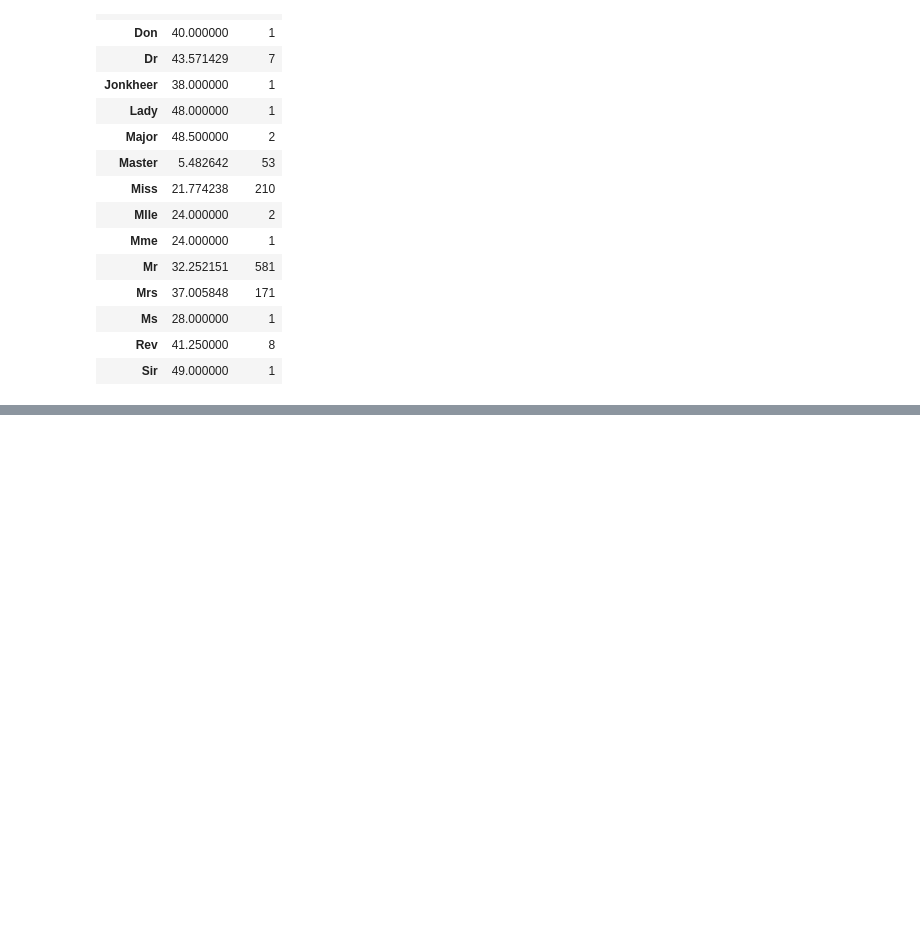
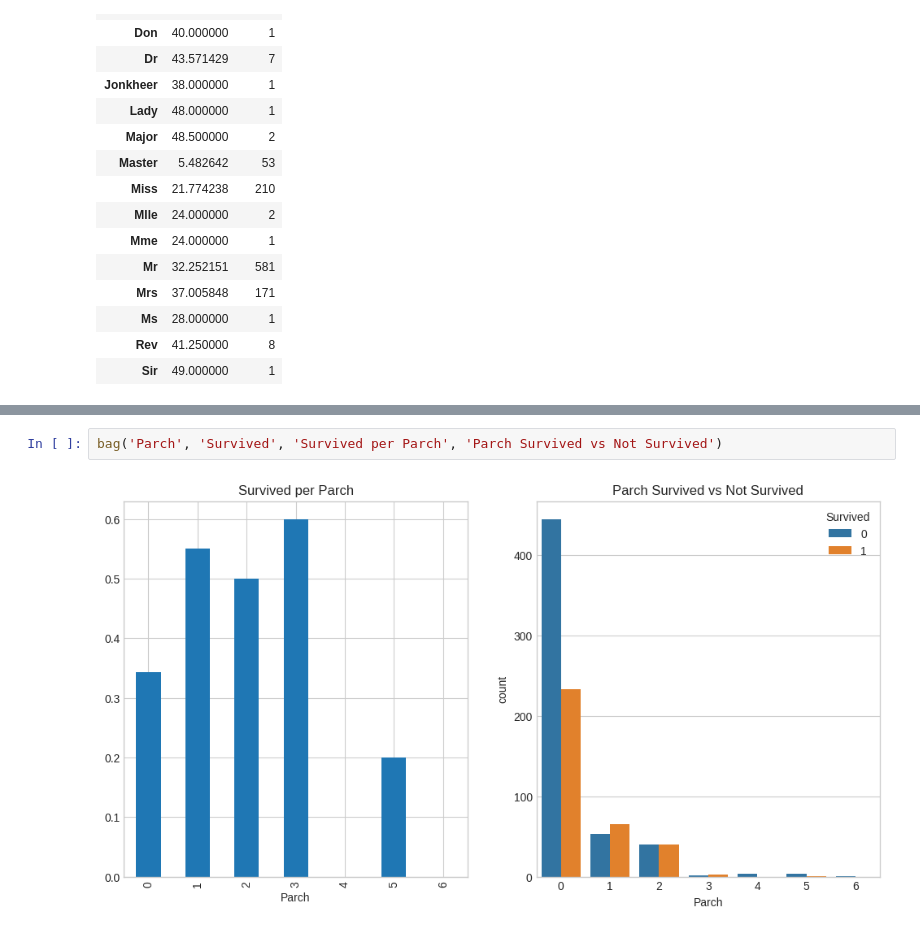
Before and after one commit to praivesi/kaggler, a Jupyter notebook: kaggler_titanic_expert.ipynb, the cells around one changed output, grey strips where cells are left out. Drawn from its saved outputs; the diff is of its cells as text; blank space fills up the shorter version.

```diff
--- a/kaggler_titanic_expert.ipynb
+++ b/kaggler_titanic_expert.ipynb
@@ -410,0 +509,4 @@ temp[31:50]
+# %%
+bag('Parch', 'Survived', 'Survived per Parch', 'Parch Survived vs Not Survived')
+# %% [output]
+[figure, added]
```
Also changed, not shown: parts of 84 cells of this notebook.
